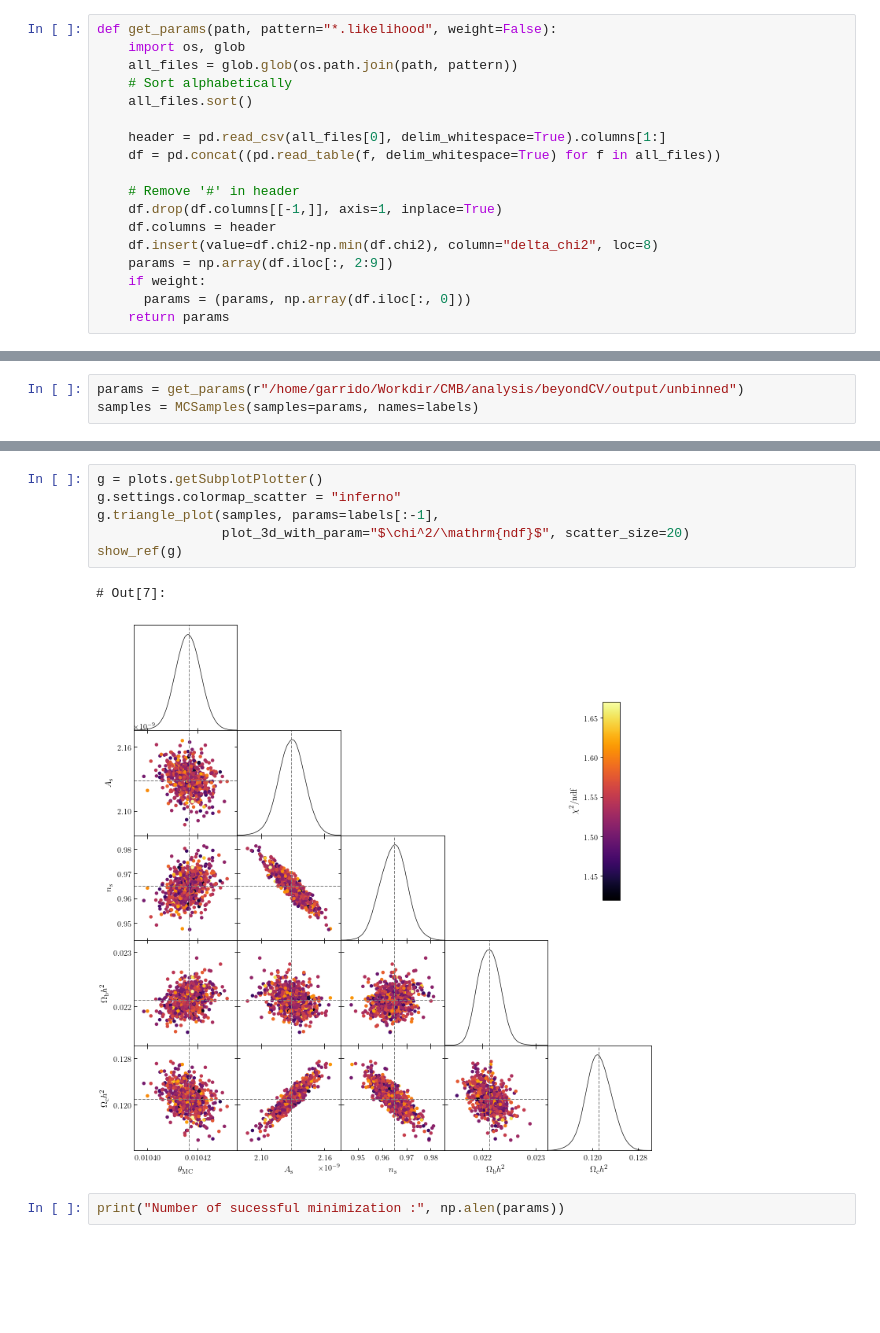
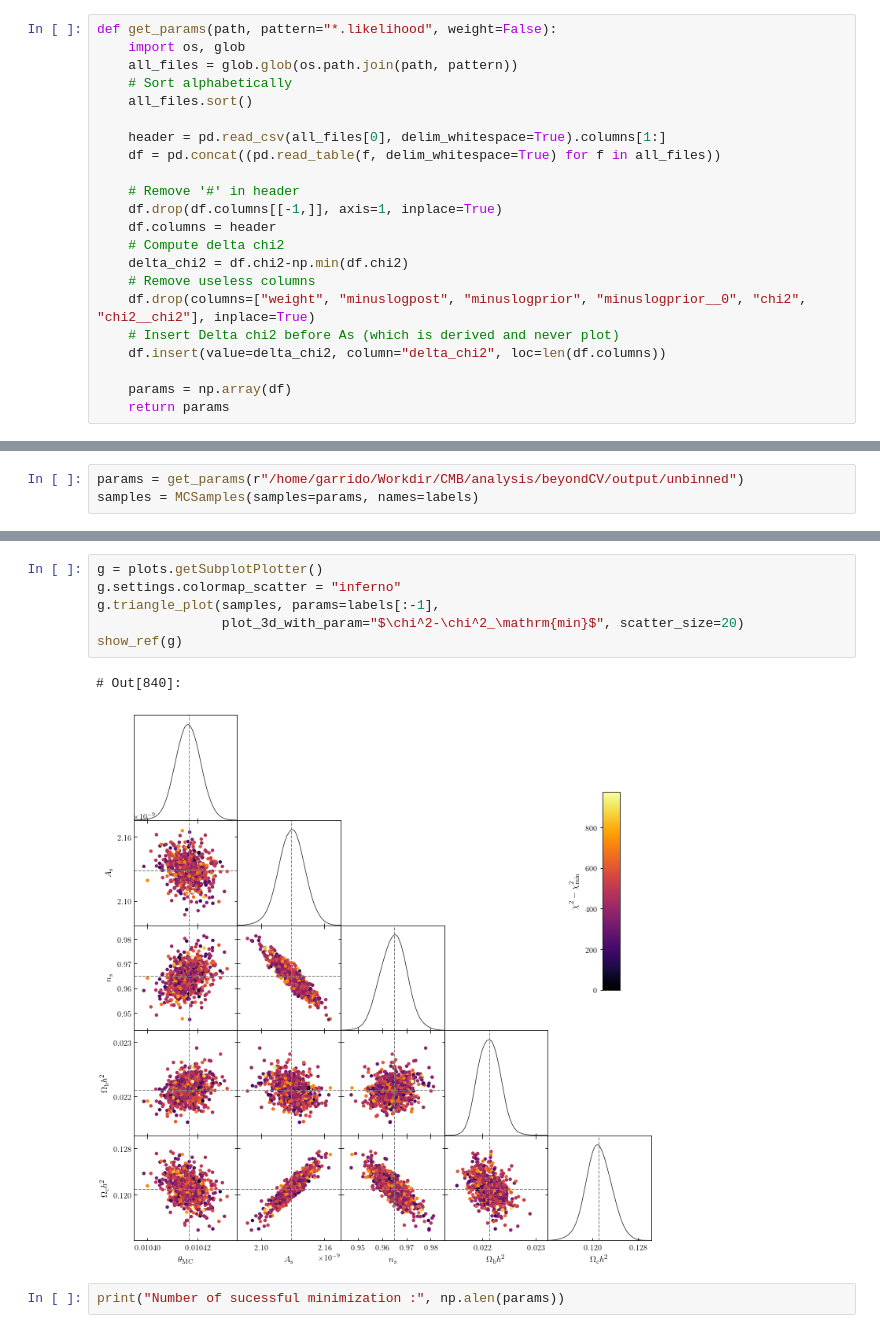
Before and after one commit to xgarrido/beyondCV, a Jupyter notebook: notebooks/beyondCV_analysis.ipynb, the cells around one changed output, grey strips where cells are left out. Saved outputs shown, nothing was run; the diff lists cells and outputs as text; blank space fills up the shorter version.

```diff
--- a/notebooks/beyondCV_analysis.ipynb
+++ b/notebooks/beyondCV_analysis.ipynb
@@ -36,10 +35,14 @@ def get_params(path, pattern="*.likelihood", weight=False):
     # Remove '#' in header
     df.drop(df.columns[[-1,]], axis=1, inplace=True)
     df.columns = header
-    df.insert(value=df.chi2-np.min(df.chi2), column="delta_chi2", loc=8)
-    params = np.array(df.iloc[:, 2:9])
-    if weight:
-      params = (params, np.array(df.iloc[:, 0]))
+    # Compute delta chi2
+    delta_chi2 = df.chi2-np.min(df.chi2)
+    # Remove useless columns
+    df.drop(columns=["weight", "minuslogpost", "minuslogprior", "minuslogprior__0", "chi2", "chi2__chi2"], inplace=True)
+    # Insert Delta chi2 before As (which is derived and never plot)
+    df.insert(value=delta_chi2, column="delta_chi2", loc=len(df.columns))
+
+    params = np.array(df)
     return params
 # %% [markdown]
 ### Show input values of cosmo. parameters
@@ -70,12 +73,12 @@ show_ref(g)
 # %%
 g = plots.getSubplotPlotter()
 g.settings.colormap_scatter = "inferno"
 g.triangle_plot(samples, params=labels[:-1],
-                plot_3d_with_param="$\chi^2/\mathrm{ndf}$", scatter_size=20)
+                plot_3d_with_param="$\chi^2-\chi^2_\mathrm{min}$", scatter_size=20)
 show_ref(g)
 # %% [output]
-# Out[7]:
+# Out[840]:
-[figure, old version]
+[figure, new version]
 # %%
 print("Number of sucessful minimization :", np.alen(params))
 # %% [output]
```
Also changed, not shown: parts of 67 cells of this notebook, 1 other file.
